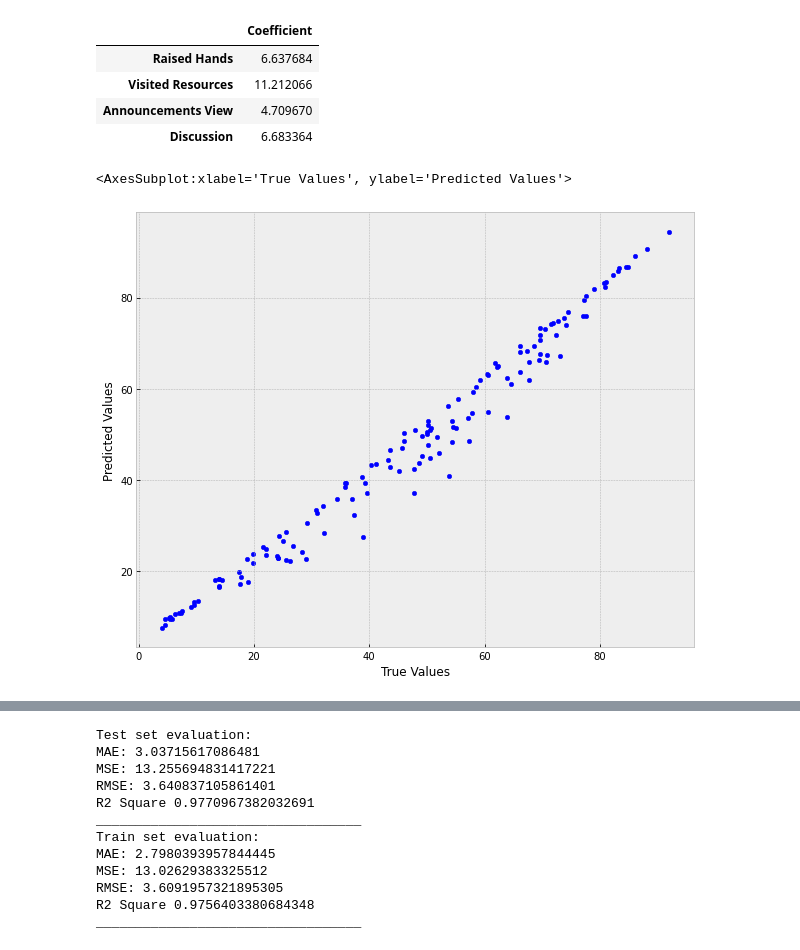
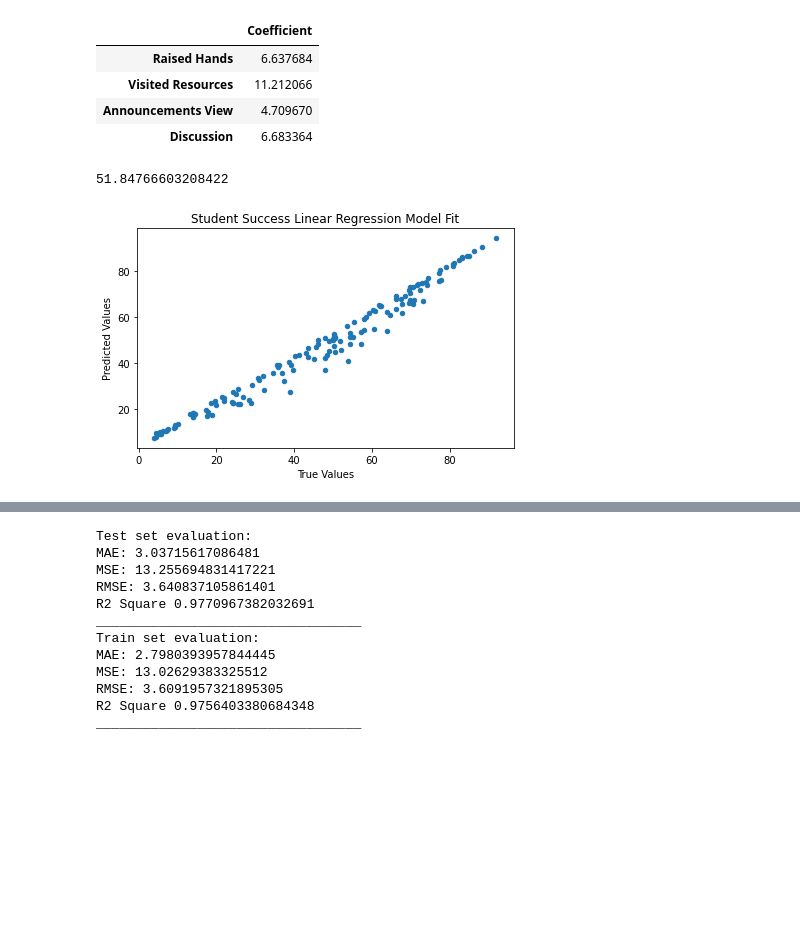
Before and after one commit to dyan27/da-capstone, a Jupyter notebook: explore.ipynb, the cells around one changed output, grey strips where cells are left out. Drawn from its saved outputs; the diff is of its cells as text; code cells hidden in the pictures; blank space fills up the shorter version.

```diff
--- a/explore.ipynb
+++ b/explore.ipynb
@@ -259,12 +310,18 @@ coeff_df
 | Visited Resources | 11.212066 |
 | Announcements View | 4.709670 |
 | Discussion | 6.683364 |
+# %%
+lin_reg.intercept_
+# %% [output]
+51.84766603208422
 # %%
 pred = lin_reg.predict(X_test)
 pd.DataFrame({'True Values': y_test, 'Predicted Values': pred}).plot.scatter(x='True Values', y='Predicted Values')
+plt.title('Student Success Linear Regression Model Fit')
+plt.tight_layout()
+plt.savefig('images/linear_dist.jpg')
 # %% [output]
-<AxesSubplot:xlabel='True Values', ylabel='Predicted Values'>
-[figure, old version]
+[figure, new version]
 # %%
 pd.DataFrame({'Error Values': (y_test - pred)}).plot.kde()
 # %% [output]
```
Also changed, not shown: parts of 14 cells of this notebook, 19 other files.
